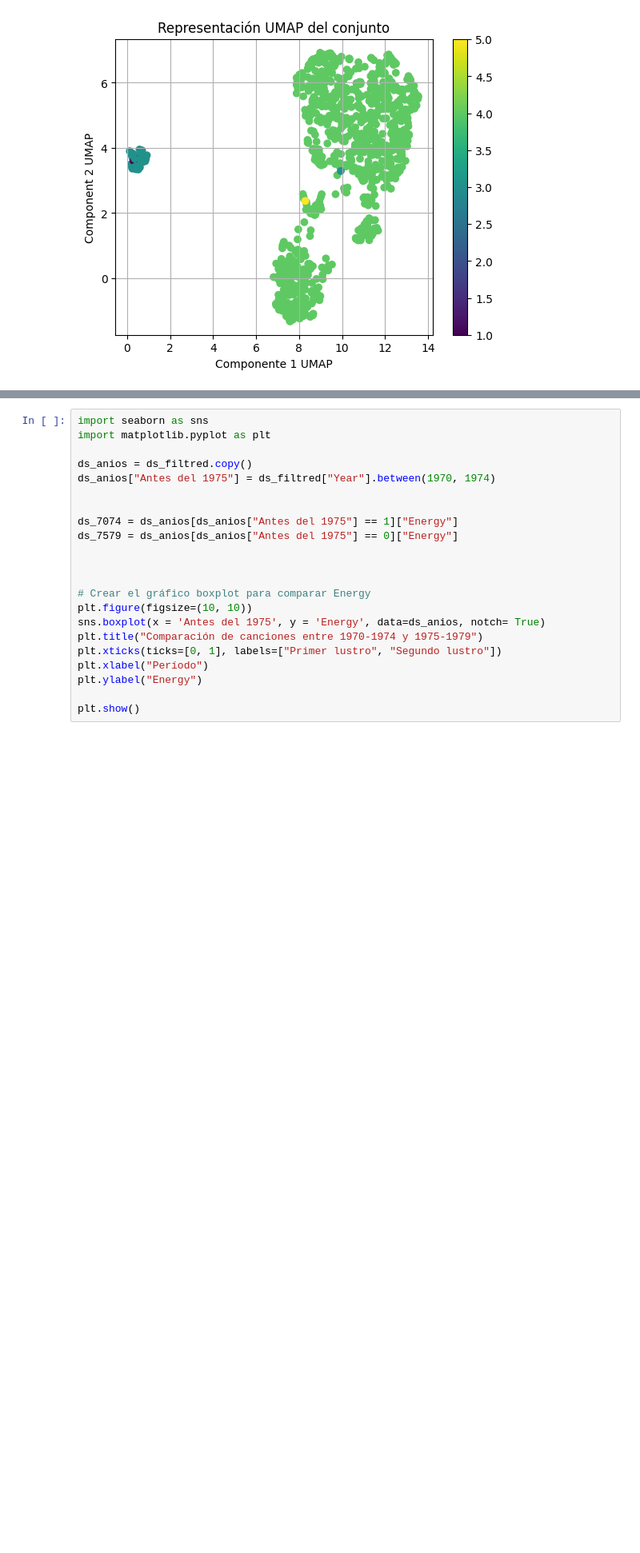
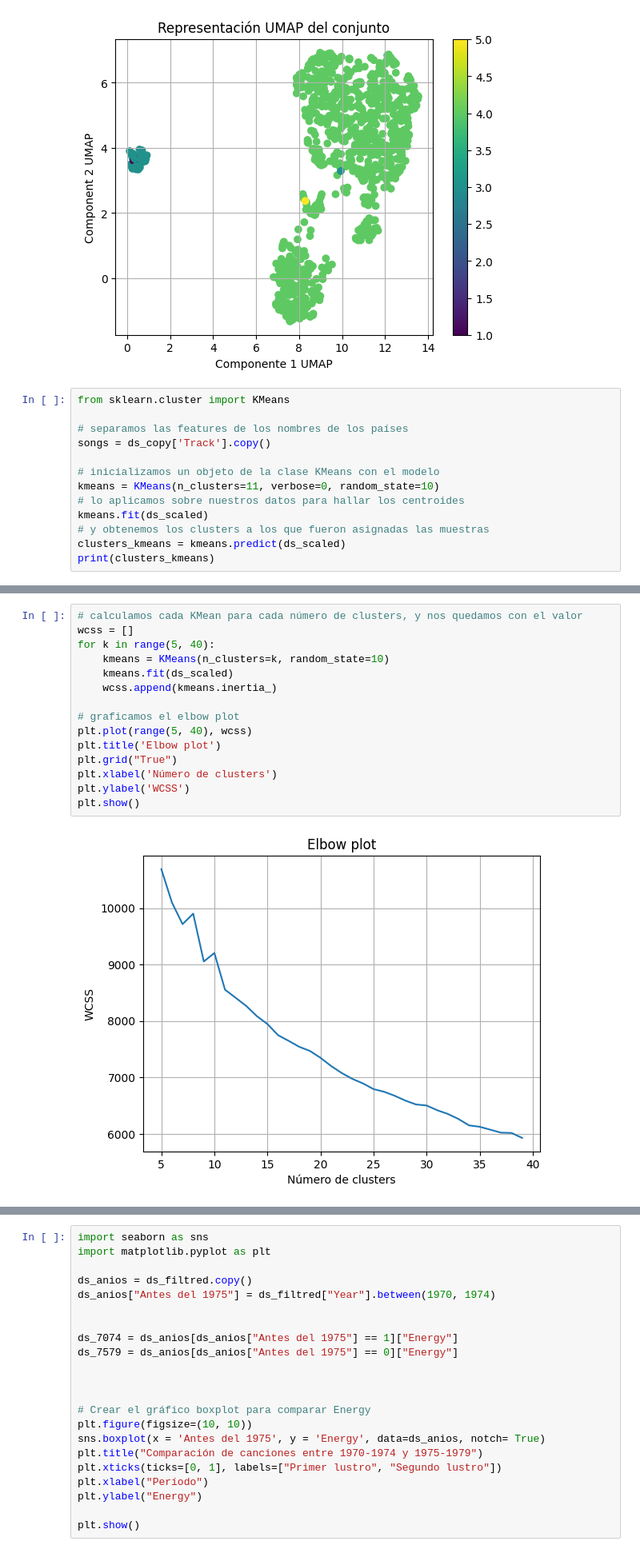
Before and after one commit to AgustinDimuro/tpeFundamentos, a Jupyter notebook: TPEspecial.ipynb, the cells around one changed output, grey strips where cells are left out. Shown at 80% size. Drawn from its saved outputs; the diff is of its cells as text; blank space fills up the shorter version.

```diff
--- a/TPEspecial.ipynb
+++ b/TPEspecial.ipynb
@@ -605,3 +605,16 @@ plt.show()
 Antes de UMAP: (980, 15)
 Después de UMAP: (980, 2)
 [figure]
+# %%
+from sklearn.cluster import KMeans
+
+# separamos las features de los nombres de los países
+songs = ds_copy['Track'].copy()
+
+# inicializamos un objeto de la clase KMeans con el modelo
+kmeans = KMeans(n_clusters=11, verbose=0, random_state=10)
+# lo aplicamos sobre nuestros datos para hallar los centroides
+kmeans.fit(ds_scaled)
+# y obtenemos los clusters a los que fueron asignadas las muestras
+clusters_kmeans = kmeans.predict(ds_scaled)
+print(clusters_kmeans)
@@ -607,0 +666,17 @@ Después de UMAP: (980, 2)
+# %%
+# calculamos cada KMean para cada número de clusters, y nos quedamos con el valor
+wcss = []
+for k in range(5, 40):
+    kmeans = KMeans(n_clusters=k, random_state=10)
+    kmeans.fit(ds_scaled)
+    wcss.append(kmeans.inertia_)
+
+# graficamos el elbow plot
+plt.plot(range(5, 40), wcss)
+plt.title('Elbow plot')
+plt.grid("True")
+plt.xlabel('Número de clusters')
+plt.ylabel('WCSS')
+plt.show()
+# %% [output]
+[figure, added]
```
Also changed, not shown: parts of 19 cells of this notebook.
